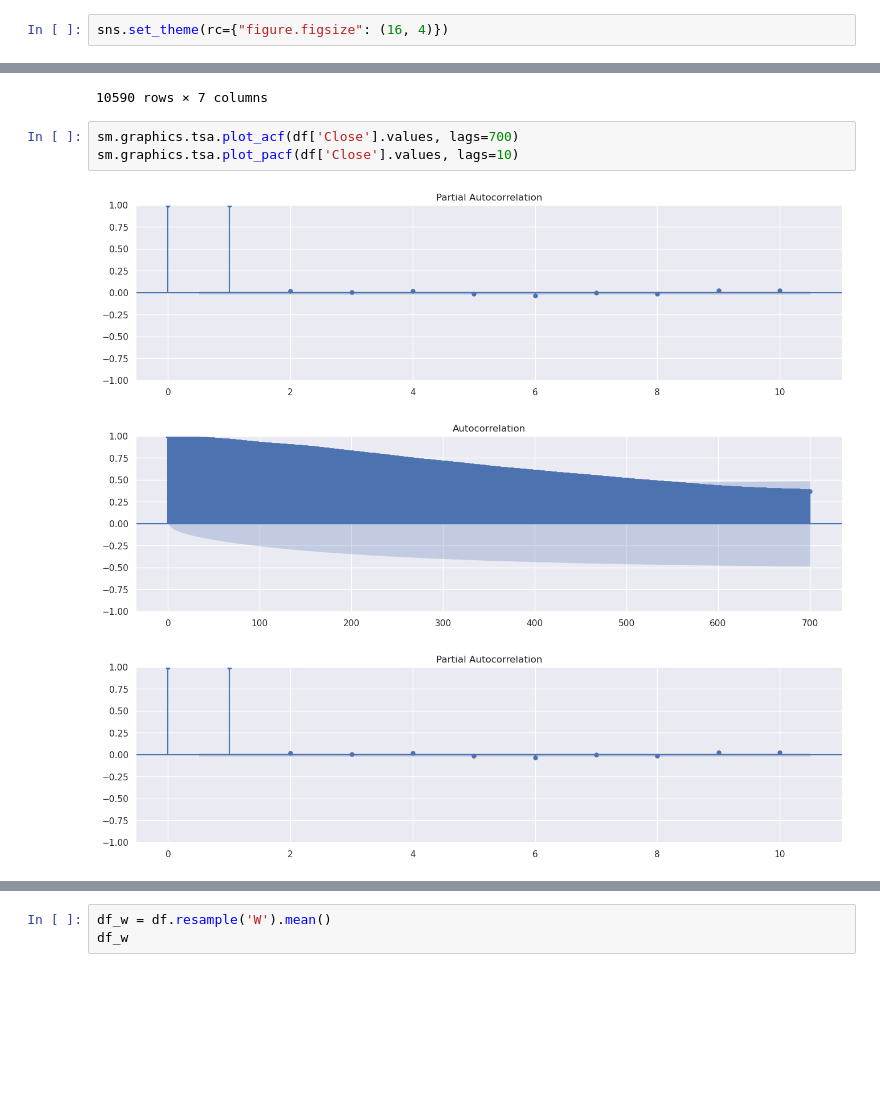
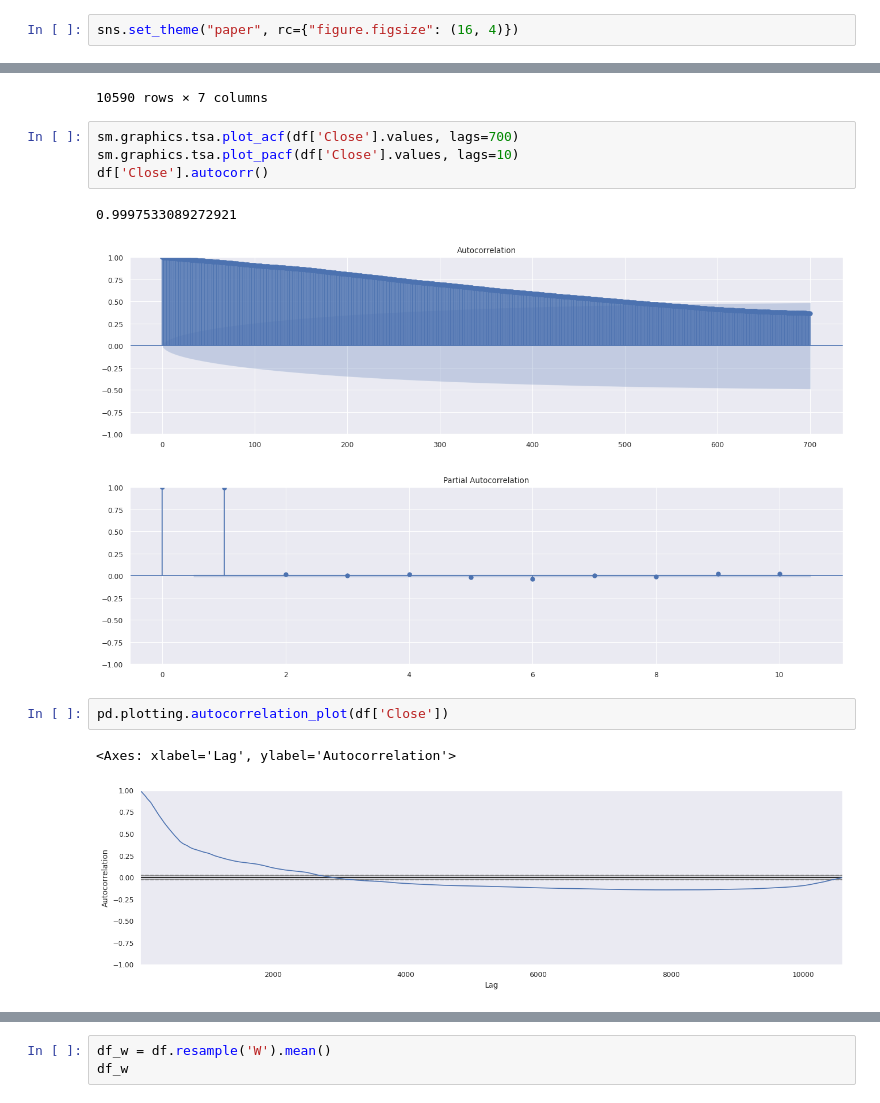
Before and after one commit to GJMrem/Stock-Market, a Jupyter notebook: notebooks/ARIMA.ipynb, the cells around one changed output, grey strips where cells are left out. Drawn from its saved outputs; the diff is of its cells as text; blank space fills up the shorter version.

```diff
--- a/notebooks/ARIMA.ipynb
+++ b/notebooks/ARIMA.ipynb
@@ -3,7 +3,7 @@ import pandas as pd
 import statsmodels.api as sm
 import seaborn as sns
 # %%
-sns.set_theme(rc={"figure.figsize": (16, 4)})
+sns.set_theme("paper", rc={"figure.figsize": (16, 4)})
 # %%
 df = pd.read_csv('../data/sp500/csv/AAPL.csv', parse_dates=['Date'], date_format='%d-%m-%Y', index_col=0)
 df['RateOfReturn'] = (df['Close'] - df['Close'].shift(1))/df['Close'].shift(1)
@@ -26,7 +26,13 @@ df
 # %%
 sm.graphics.tsa.plot_acf(df['Close'].values, lags=700)
 sm.graphics.tsa.plot_pacf(df['Close'].values, lags=10)
+df['Close'].autocorr()
 # %% [output]
+0.9997533089272921
-[figure, old version]
+[figure, new version]
-[figure, old version]
+[figure, new version]
-[figure, removed]
+# %%
+pd.plotting.autocorrelation_plot(df['Close'])
+# %% [output]
+<Axes: xlabel='Lag', ylabel='Autocorrelation'>
+[figure, added]
```
Also changed, not shown: parts of 7 cells of this notebook.
